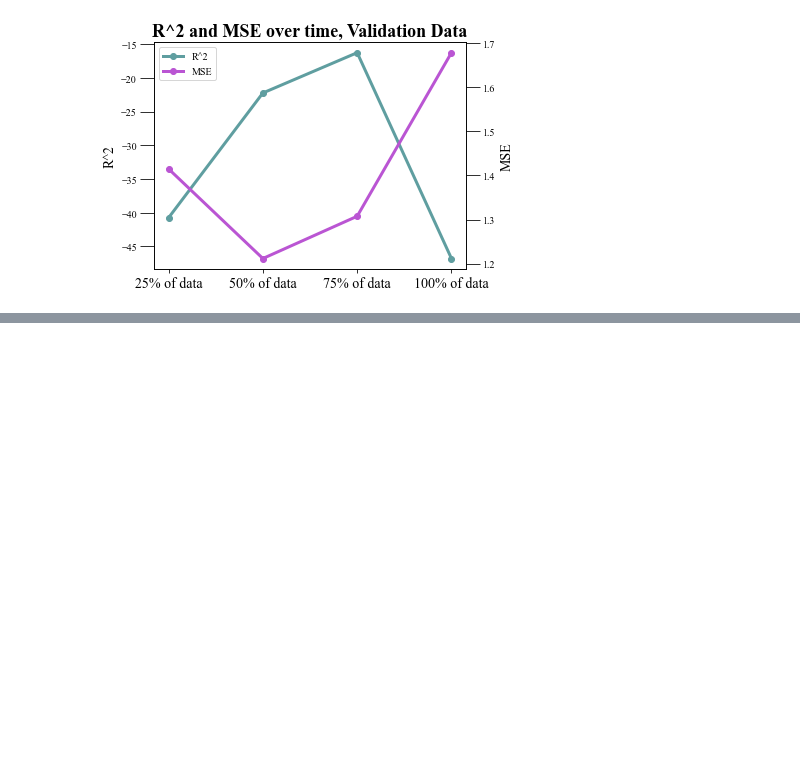
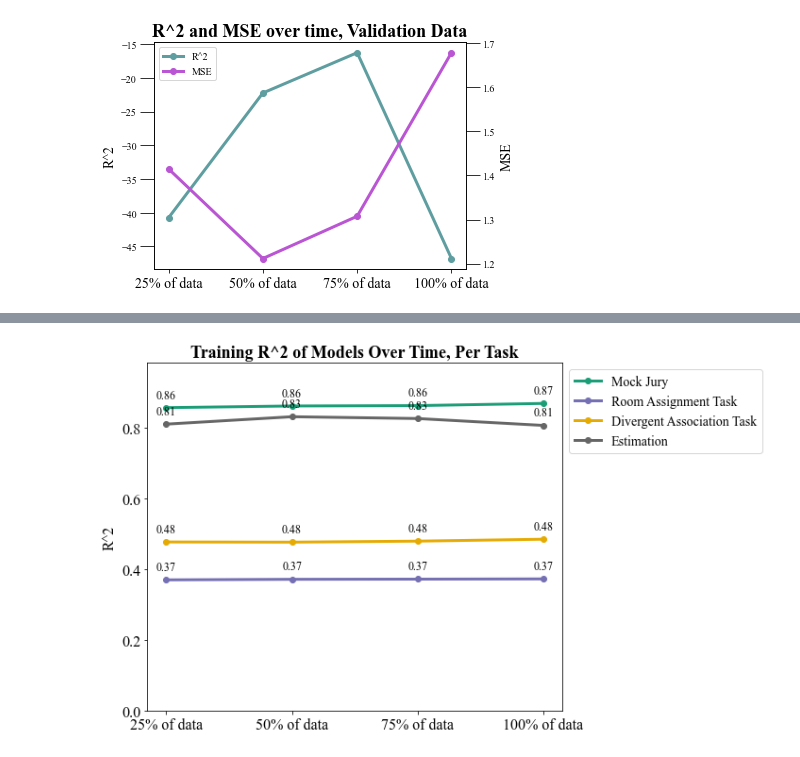
Before and after one commit to Watts-Lab/team_comm_tools, a Jupyter notebook: feature_engine/model/model_per_task_cv.ipynb, the cells around one changed output, grey strips where cells are left out. Drawn from its saved outputs; the diff is of its cells as text; code cells hidden in the pictures; blank space fills up the shorter version.

```diff
--- a/feature_engine/model/model_per_task_cv.ipynb
+++ b/feature_engine/model/model_per_task_cv.ipynb
@@ -682,0 +762,52 @@ plot_r2_and_mse_over_time(test_metrics, "R^2 and MSE over time, Validation Data"
+# %%
+jury_metrics = pd.concat([jury_train_means25, jury_train_means50, jury_train_means75, jury_train_means], keys = time_points, axis=1)
+csop_metrics = pd.concat([csop_train_means25, csop_train_means50, csop_train_means75, csop_train_means], keys = time_points, axis=1)
+dat_metrics = pd.concat([dat_train_means25, dat_train_means50, dat_train_means75, dat_train_means], keys = time_points, axis=1)
+estimation_metrics = pd.concat([estimation_train_means25, estimation_train_means50, estimation_train_means75, estimation_train_means], keys = time_points, axis=1)
+# %%
+def plot_r2_without_broken_axis(datasets, dataset_names, title):
+    fig, ax = plt.subplots(figsize=(10, 6))
+
+    plt.style.use({"figure.facecolor": "white", "axes.facecolor": "white"})
+
+    # Define line styles and colors from Dark2 colormap
+    num_colors = len(dataset_names)
+    colors = mpl.cm.Dark2(np.linspace(0, 1, num_colors))
+
+    # Plot datasets on the same y-axis
+    for i, dataset in enumerate(datasets):
+        dataset_name = dataset_names[i]
+        transposed_data = dataset.T
+
+        # Plot R^2 values for each dataset
+        ax.plot(time_points, transposed_data["r2"], marker='o', label=dataset_name, color=colors[i], linewidth=3)
+        for x, y in zip(time_points, transposed_data["r2"]):
+            ax.annotate(f'{y:.2f}', (x, y), textcoords="offset points", xytext=(0,10), ha='center', fontsize=12)
+
+    # Adjust layout and labels
+    ax.tick_params(axis="both", labelsize=16)  # Increase tick label size
+    ax.set_ylabel("R^2", fontsize=16)
+
+    # Add legend to the right
+    lines, labels = ax.get_legend_handles_labels()
+    ax.legend(lines, labels, loc="upper left", fontsize=14, bbox_to_anchor=(1, 1))
+
+    # Set y-axis range with a buffer
+    ax.set_ylim(0, max(ax.get_ylim()) * 1.1)
+
+    # Adjust title position
+    plt.title(title, fontweight="bold", fontsize=18)
+
+    # Adjust layout
+    plt.tight_layout()
+    plt.savefig('./figures/train_r2_graph.svg', dpi=1200, bbox_inches='tight')
+    plt.show()
+
+# Assuming you have defined the four datasets and their names as you described
+datasets = [jury_metrics, csop_metrics, dat_metrics, estimation_metrics]
+dataset_names = ["Mock Jury", "Room Assignment Task", "Divergent Association Task", "Estimation"]
+
+# Call the function to plot R^2 values without broken y-axis
+plot_r2_without_broken_axis(datasets, dataset_names, "Training R^2 of Models Over Time, Per Task")
+# %% [output]
+[figure, added]
```
Also changed, not shown: parts of 9 cells of this notebook, 6 other files.
